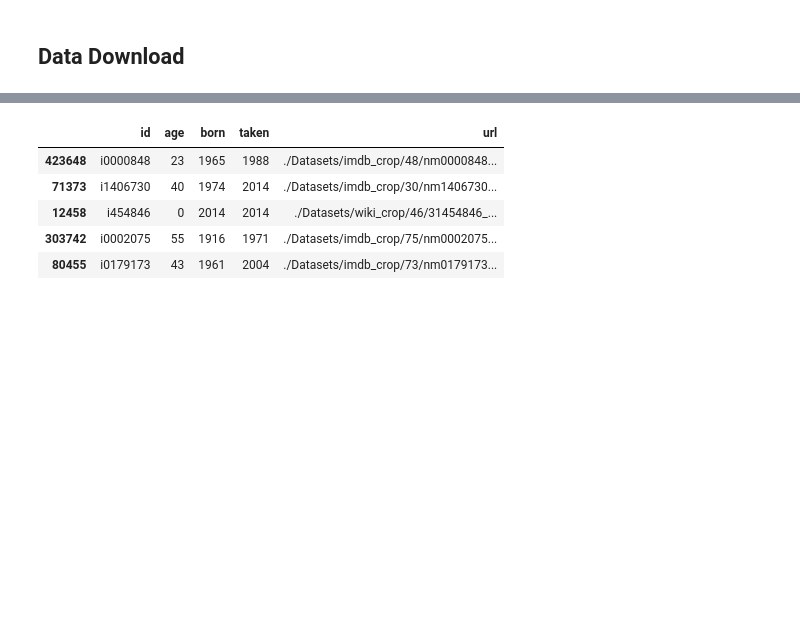
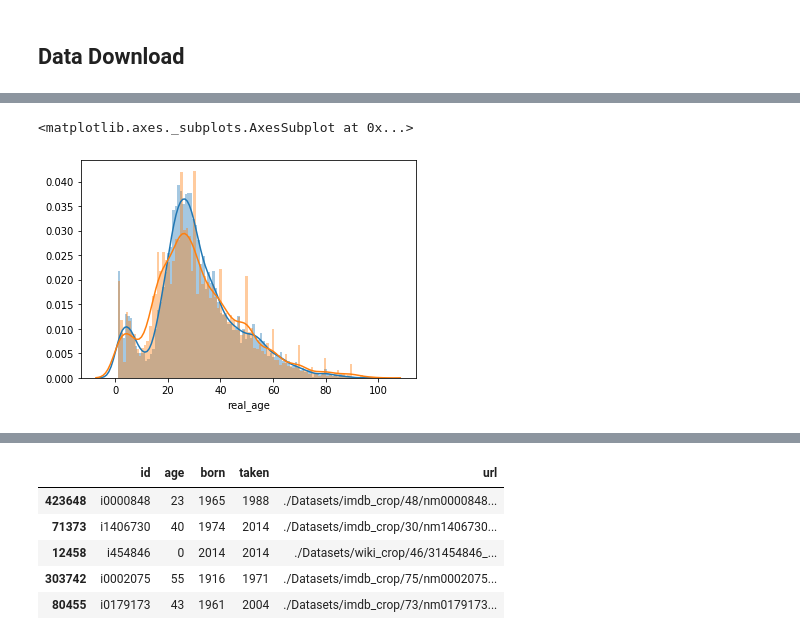
Before and after one commit to elpapi42/AgeClassifier, a Jupyter notebook: AgeClassifier.ipynb, the cells around one changed output, grey strips where cells are left out. Cells and saved outputs as stored; diff of their text form; code cells hidden in the pictures; blank space fills up the shorter version.

```diff
--- a/AgeClassifier.ipynb
+++ b/AgeClassifier.ipynb
@@ -62,0 +65,6 @@ if(not(os.path.exists(appa_path) and os.path.isfile(appa_path))):
+# %%
+# Load Datasets
+df_train = pd.read_csv("/content/Datasets/appa-real-release/gt_avg_train.csv")
+df_eval = pd.read_csv("/content/Datasets/appa-real-release/gt_avg_valid.csv")
+df_test = pd.read_csv("/content/Datasets/appa-real-release/gt_avg_test.csv")
+df_all = pd.concat([df_train, df_eval, df_test])
@@ -62,0 +108,7 @@ if(not(os.path.exists(appa_path) and os.path.isfile(appa_path))):
+# %%
+# Lets see the distribution of the apparent age and the real age
+sns.distplot(df_all["apparent_age_avg"], bins=100)
+sns.distplot(df_all["real_age"], bins=100)
+# %% [output]
+<matplotlib.axes._subplots.AxesSubplot at 0x...>
+[figure, added]
```
Also changed, not shown: parts of 11 cells of this notebook.
